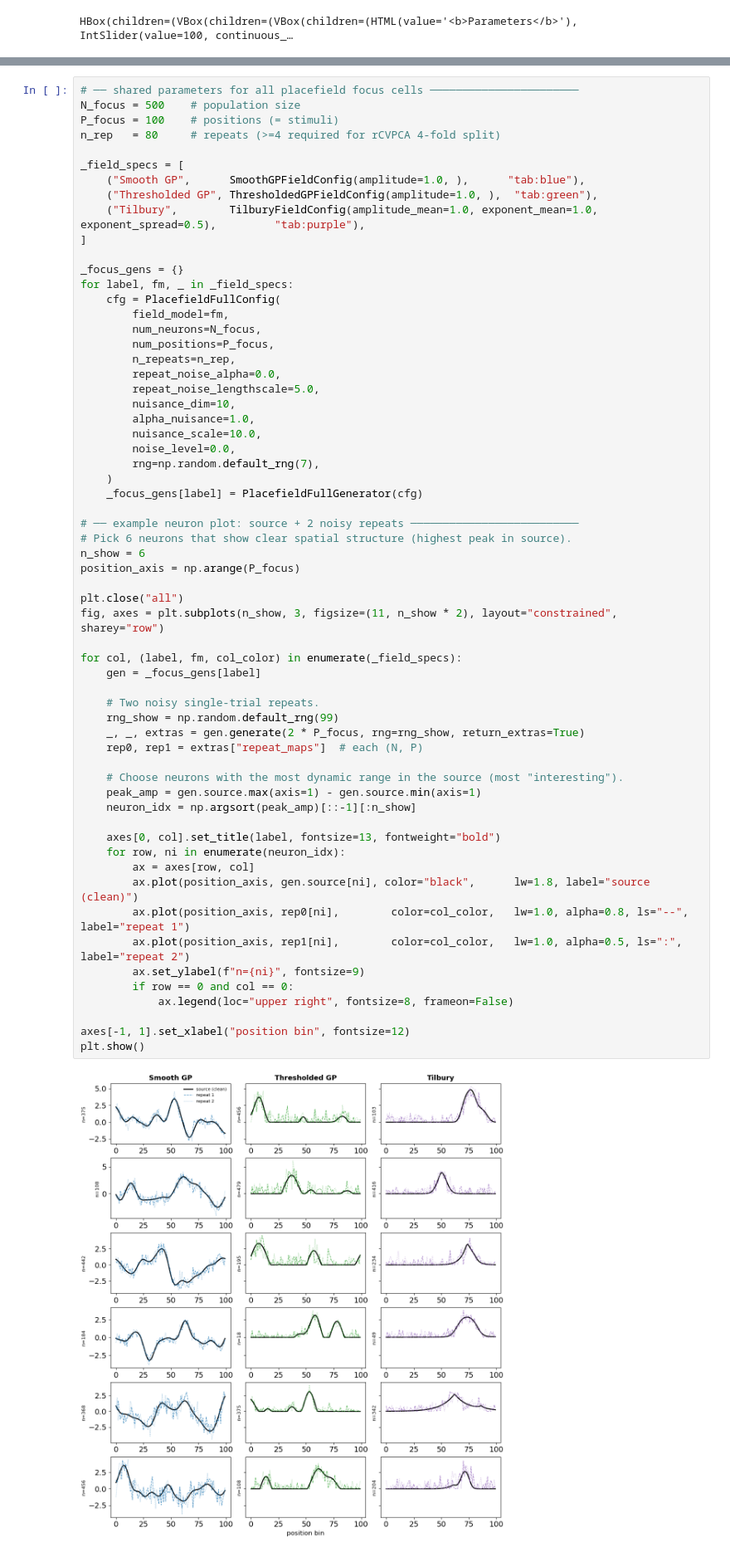
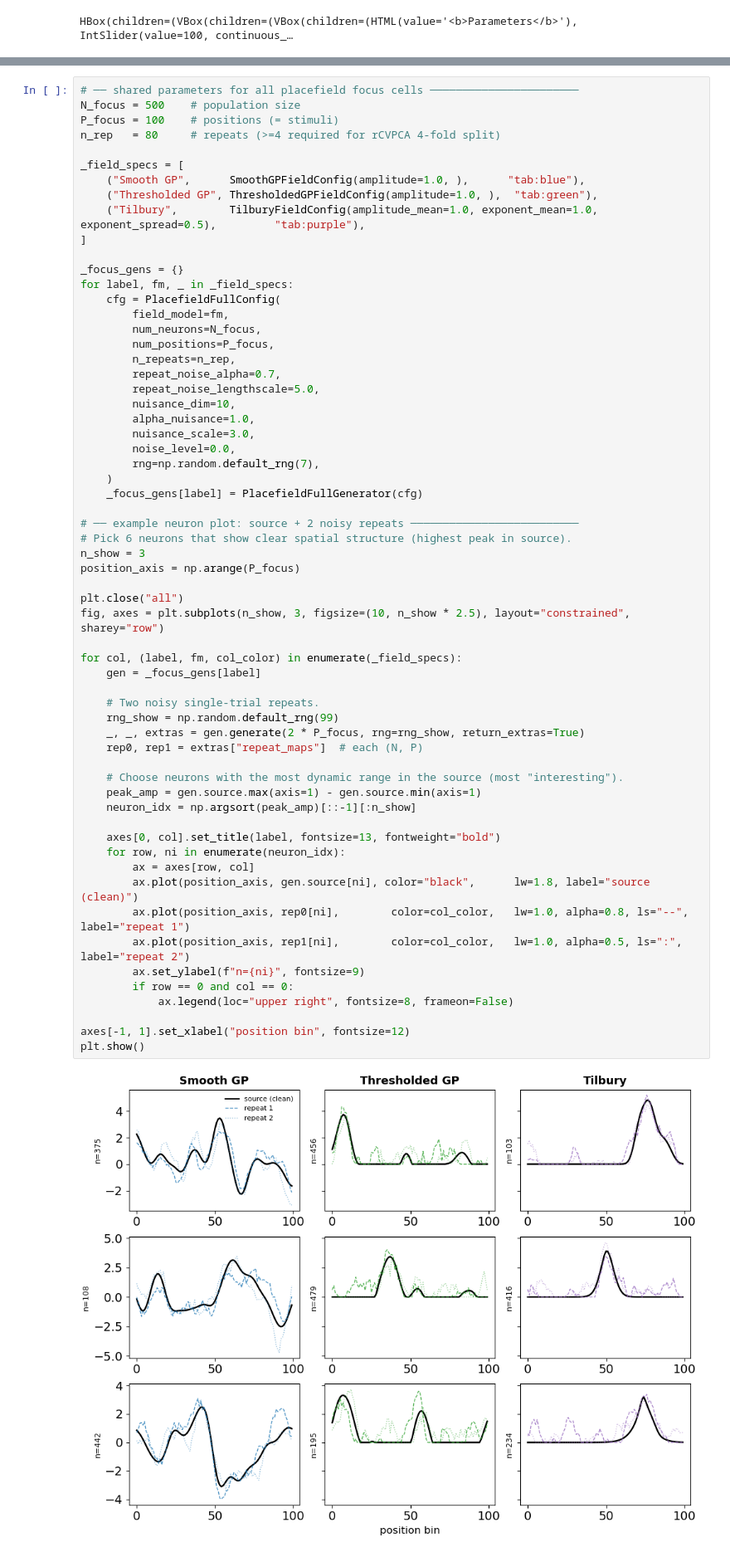
Before and after one commit to landoskape/vrAnalysis, a Jupyter notebook: dimensionality_manuscript/explore_dimensionality.ipynb, the cells around one changed output, grey strips where cells are left out. Shown at 83% size. Cells and saved outputs as stored; diff of their text form.

```diff
--- a/dimensionality_manuscript/explore_dimensionality.ipynb
+++ b/dimensionality_manuscript/explore_dimensionality.ipynb
@@ -1412,11 +1466,11 @@ for label, fm, _ in _field_specs:
         num_neurons=N_focus,
         num_positions=P_focus,
         n_repeats=n_rep,
-        repeat_noise_alpha=0.0,
+        repeat_noise_alpha=0.7,
         repeat_noise_lengthscale=5.0,
         nuisance_dim=10,
         alpha_nuisance=1.0,
-        nuisance_scale=10.0,
+        nuisance_scale=3.0,
         noise_level=0.0,
         rng=np.random.default_rng(7),
     )
@@ -1424,38 +1478,38 @@ for label, fm, _ in _field_specs:
 
 # ── example neuron plot: source + 2 noisy repeats ──────────────────────────
 # Pick 6 neurons that show clear spatial structure (highest peak in source).
-n_show = 6
+n_show = 3
 position_axis = np.arange(P_focus)
 
 plt.close("all")
-fig, axes = plt.subplots(n_show, 3, figsize=(11, n_show * 2), layout="constrained", sharey="row")
+fig, axes = plt.subplots(n_show, 3, figsize=(10, n_show * 2.5), layout="constrained", sharey="row")
 
 for col, (label, fm, col_color) in enumerate(_field_specs):
     gen = _focus_gens[label]
 
     # Two noisy single-trial repeats.
     rng_show = np.random.default_rng(99)
     _, _, extras = gen.generate(2 * P_focus, rng=rng_show, return_extras=True)
     rep0, rep1 = extras["repeat_maps"]  # each (N, P)
 
     # Choose neurons with the most dynamic range in the source (most "interesting").
     peak_amp = gen.source.max(axis=1) - gen.source.min(axis=1)
     neuron_idx = np.argsort(peak_amp)[::-1][:n_show]
 
     axes[0, col].set_title(label, fontsize=13, fontweight="bold")
     for row, ni in enumerate(neuron_idx):
         ax = axes[row, col]
         ax.plot(position_axis, gen.source[ni], color="black",      lw=1.8, label="source (clean)")
         ax.plot(position_axis, rep0[ni],        color=col_color,   lw=1.0, alpha=0.8, ls="--", label="repeat 1")
         ax.plot(position_axis, rep1[ni],        color=col_color,   lw=1.0, alpha=0.5, ls=":",  label="repeat 2")
         ax.set_ylabel(f"n={ni}", fontsize=9)
         if row == 0 and col == 0:
             ax.legend(loc="upper right", fontsize=8, frameon=False)
 
 axes[-1, 1].set_xlabel("position bin", fontsize=12)
 plt.show()
 # %% [output]
-[figure, old version]
+[figure, new version]
 # %% [markdown]
 ### True vs estimated stimulus spectra
 
```
Also changed, not shown: parts of 27 cells of this notebook, 6 other files.
